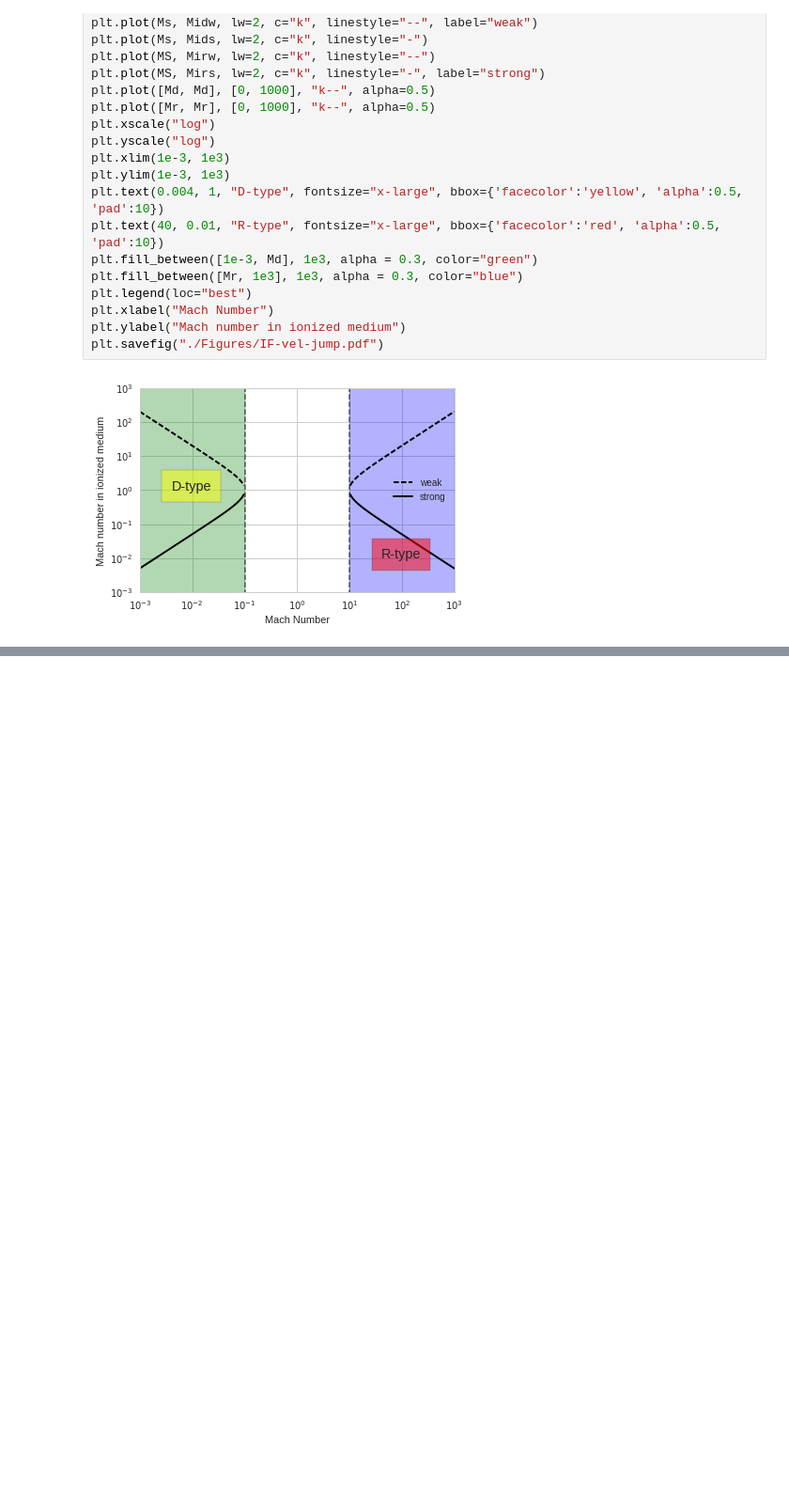
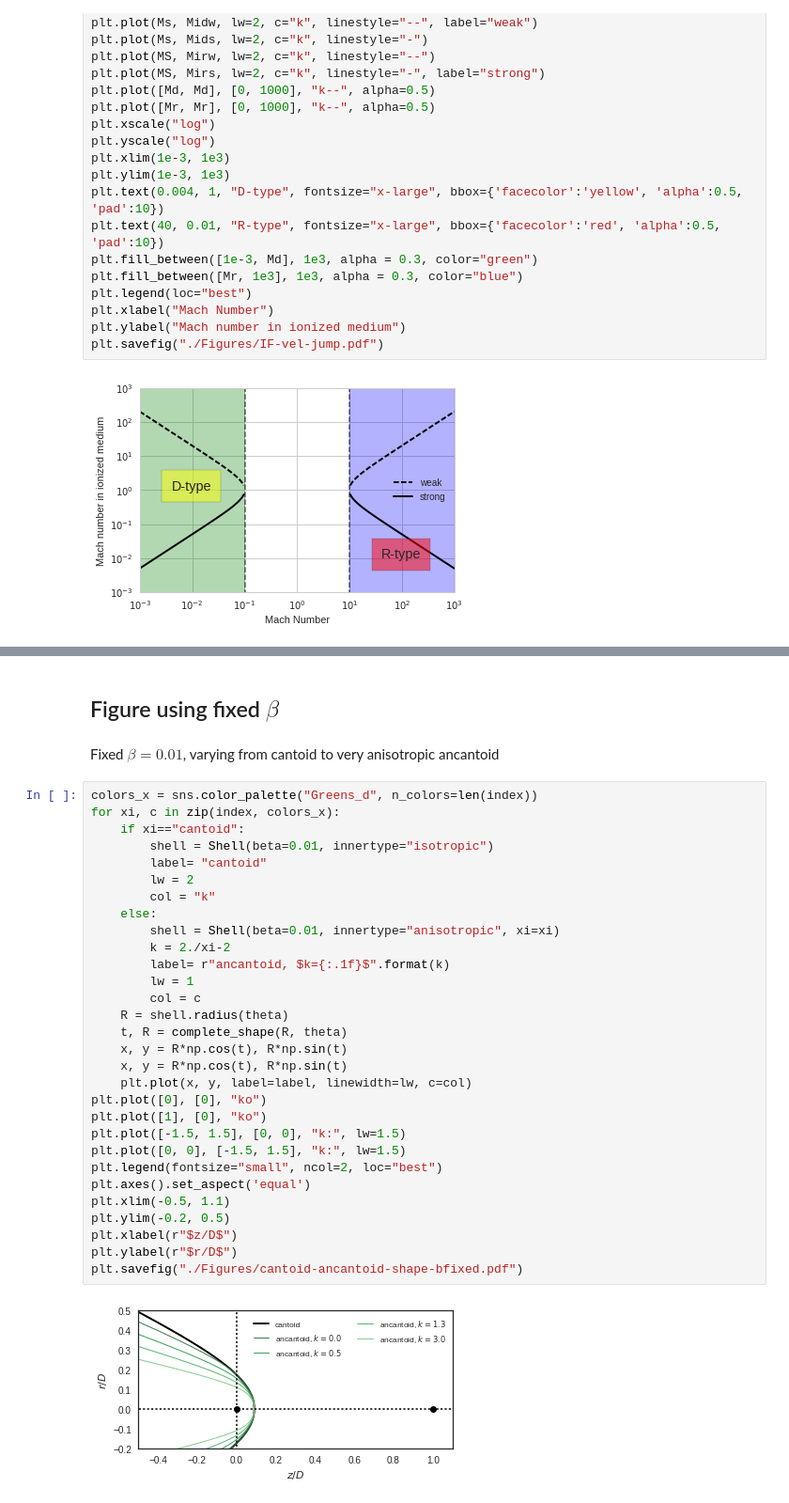
Before and after one commit to Lxndrs/Thesis, a Jupyter notebook: Picture_maker.ipynb, the cells around one changed output, grey strips where cells are left out. Shown: that part at 94% size. Saved outputs shown, nothing was run; the diff lists cells and outputs as text; blank space fills up the shorter version.

```diff
--- a/Picture_maker.ipynb
+++ b/Picture_maker.ipynb
@@ -227,0 +312,36 @@ plt.savefig("./Figures/IF-vel-jump.pdf")
+# %% [markdown]
+## Figure using fixed $\beta$
+# %% [markdown]
+Fixed $\beta = 0.01$, varying from cantoid to very anisotropic ancantoid
+# %%
+colors_x = sns.color_palette("Greens_d", n_colors=len(index))
+for xi, c in zip(index, colors_x):
+    if xi=="cantoid":
+        shell = Shell(beta=0.01, innertype="isotropic")
+        label= "cantoid"
+        lw = 2
+        col = "k"
+    else:
+        shell = Shell(beta=0.01, innertype="anisotropic", xi=xi)
+        k = 2./xi-2
+        label= r"ancantoid, $k={:.1f}$".format(k)
+        lw = 1
+        col = c
+    R = shell.radius(theta)
+    t, R = complete_shape(R, theta)
+    x, y = R*np.cos(t), R*np.sin(t)
+    x, y = R*np.cos(t), R*np.sin(t)
+    plt.plot(x, y, label=label, linewidth=lw, c=col)
+plt.plot([0], [0], "ko")
+plt.plot([1], [0], "ko")
+plt.plot([-1.5, 1.5], [0, 0], "k:", lw=1.5)
+plt.plot([0, 0], [-1.5, 1.5], "k:", lw=1.5)
+plt.legend(fontsize="small", ncol=2, loc="best")
+plt.axes().set_aspect('equal')
+plt.xlim(-0.5, 1.1)
+plt.ylim(-0.2, 0.5)
+plt.xlabel(r"$z/D$")
+plt.ylabel(r"$r/D$")
+plt.savefig("./Figures/cantoid-ancantoid-shape-bfixed.pdf")
+# %% [output]
+[figure, added]
```
Also changed, not shown: parts of 16 cells of this notebook, 7 other files.
